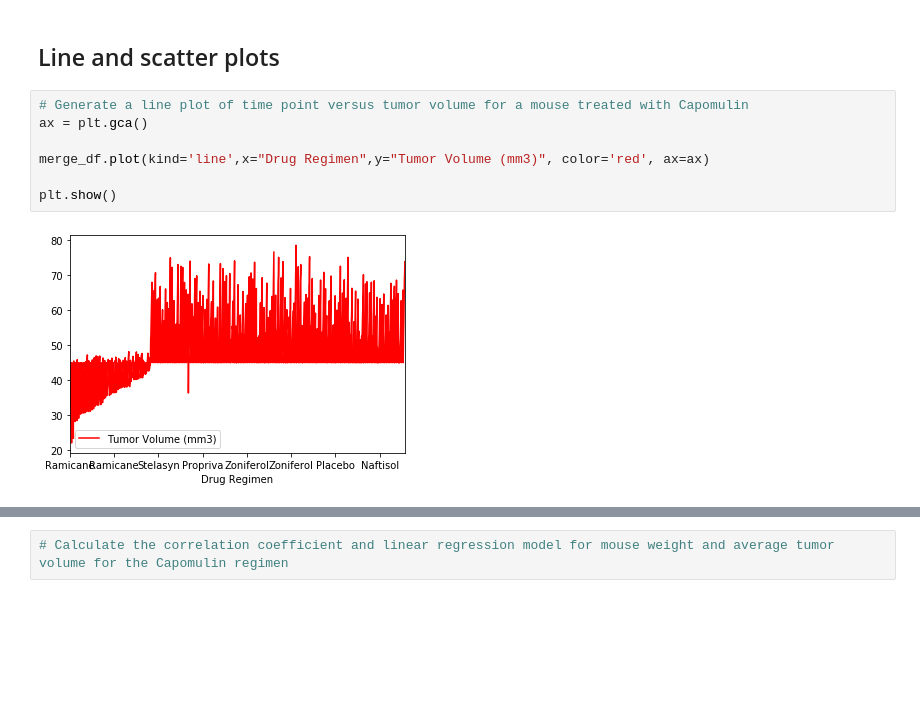
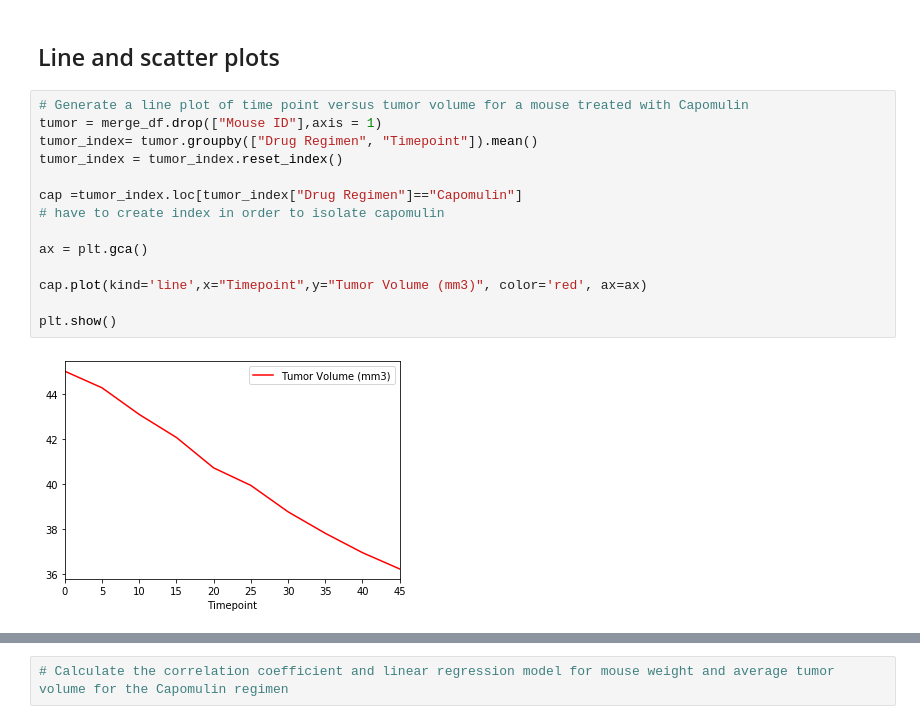
Before and after one commit to hiemolol/The-Power-of-Plots, a Jupyter notebook: pymaceuticals_starter.ipynb, the cells around one changed output, grey strips where cells are left out. Saved outputs shown, nothing was run; the diff lists cells and outputs as text; blank space fills up the shorter version.

```diff
--- a/pymaceuticals_starter.ipynb
+++ b/pymaceuticals_starter.ipynb
@@ -116,12 +126,19 @@ SyntaxError: invalid syntax (<ipython-input-158-18b2791a35af>, line 2)
 ## Line and scatter plots
 # %%
 # Generate a line plot of time point versus tumor volume for a mouse treated with Capomulin
+tumor = merge_df.drop(["Mouse ID"],axis = 1)
+tumor_index= tumor.groupby(["Drug Regimen", "Timepoint"]).mean()
+tumor_index = tumor_index.reset_index()
+
+cap =tumor_index.loc[tumor_index["Drug Regimen"]=="Capomulin"]
+# have to create index in order to isolate capomulin
+
 ax = plt.gca()
 
-merge_df.plot(kind='line',x="Drug Regimen",y="Tumor Volume (mm3)", color='red', ax=ax)
+cap.plot(kind='line',x="Timepoint",y="Tumor Volume (mm3)", color='red', ax=ax)
 
 plt.show()
 # %% [output]
-[figure, old version]
+[figure, new version]
 # %%
 # Generate a scatter plot of mouse weight versus average tumor volume for the Capomulin regimen
```
Also changed, not shown: parts of 2 cells of this notebook.
